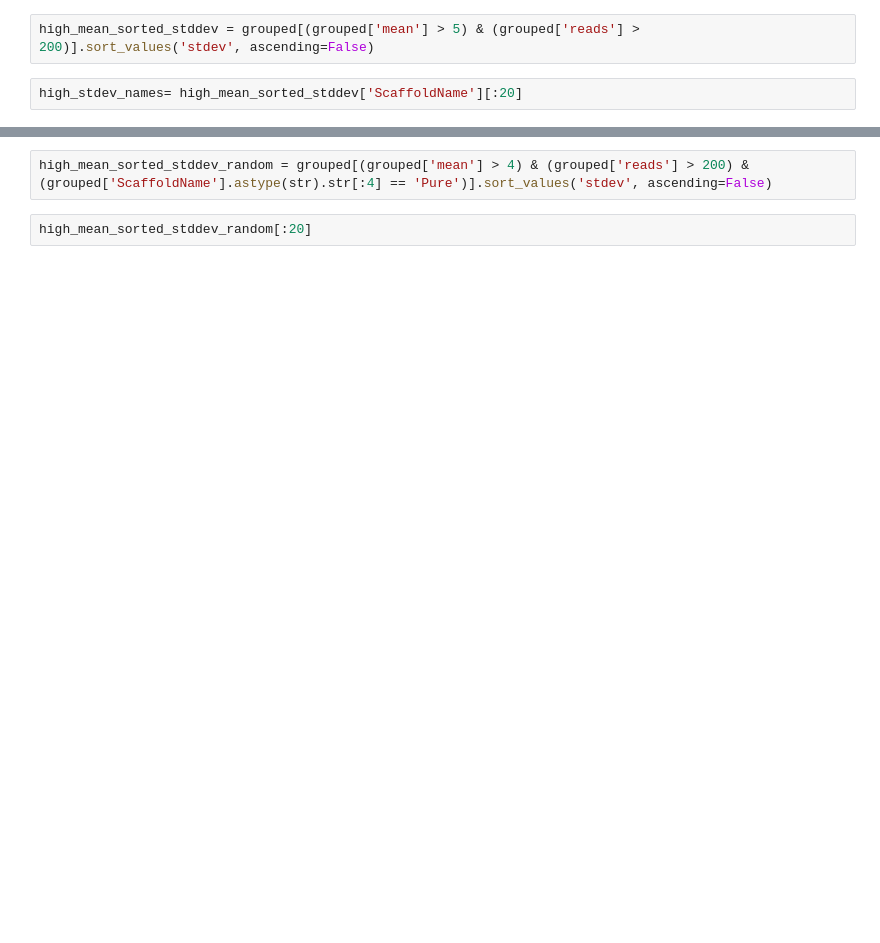
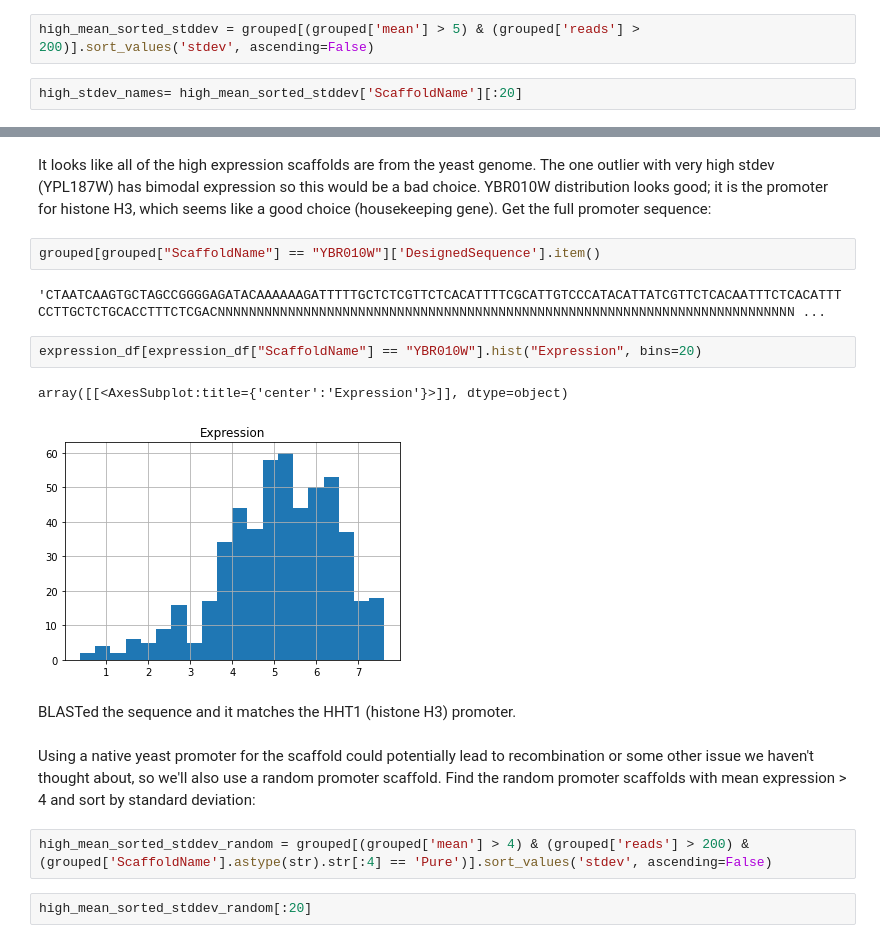
Before and after one commit to nmateyko/RandomASE, a Jupyter notebook: promoter_scaffold_analysis_20221003.ipynb, the cells around one changed output, grey strips where cells are left out. Drawn from its saved outputs; the diff is of its cells as text; blank space fills up the shorter version.

Commit message:
Choose scaffolds

```diff
--- a/promoter_scaffold_analysis_20221003.ipynb
+++ b/promoter_scaffold_analysis_20221003.ipynb
@@ -44,3 +99,18 @@ g.map(sns.histplot, "Expression")
+# %% [markdown]
+It looks like all of the high expression scaffolds are from the yeast genome. The one outlier with very high stdev (YPL187W) has bimodal expression so this would be a bad choice. YBR010W distribution looks good; it is the promoter for histone H3, which seems like a good choice (housekeeping gene). Get the full promoter sequence:
+# %%
+grouped[grouped["ScaffoldName"] == "YBR010W"]['DesignedSequence'].item()
+# %% [output]
+'CTAATCAAGTGCTAGCCGGGGAGATACAAAAAAGATTTTTGCTCTCGTTCTCACATTTTCGCATTGTCCCATACATTATCGTTCTCACAATTTCTCACATTTCCTTGCTCTGCACCTTTCTCGACNNNNNNNNNNNNNNNNNNNNNNNNNNNNNNNNNNNNNNNNNNNNNNNNNNNNNNNNNNNNNNNNNNNNNNNNNN ...
+# %%
+expression_df[expression_df["ScaffoldName"] == "YBR010W"].hist("Expression", bins=20)
+# %% [output]
+array([[<AxesSubplot:title={'center':'Expression'}>]], dtype=object)
+[figure, added]
+# %% [markdown]
+BLASTed the sequence and it matches the HHT1 (histone H3) promoter.
+# %% [markdown]
+Using a native yeast promoter for the scaffold could potentially lead to recombination or some other issue we haven't thought about, so we'll also use a random promoter scaffold. Find the random promoter scaffolds with mean expression > 4 and sort by standard deviation:
 # %%
 high_mean_sorted_stddev_random = grouped[(grouped['mean'] > 4) & (grouped['reads'] > 200) & (grouped['ScaffoldName'].astype(str).str[:4] == 'Pure')].sort_values('stdev', ascending=False)
 # %%
```
Also changed, not shown: parts of 13 cells of this notebook.
